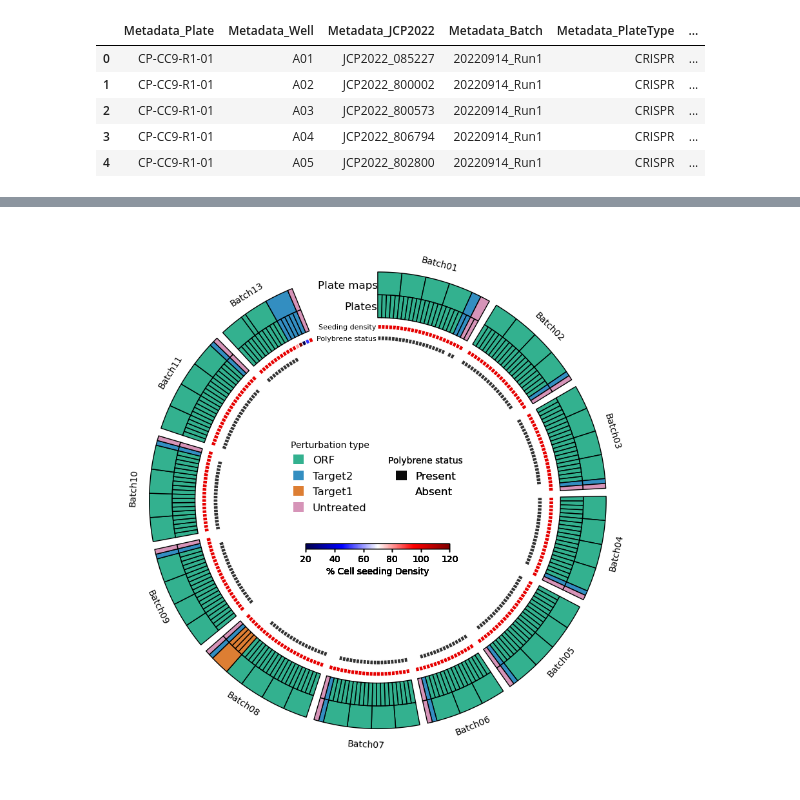
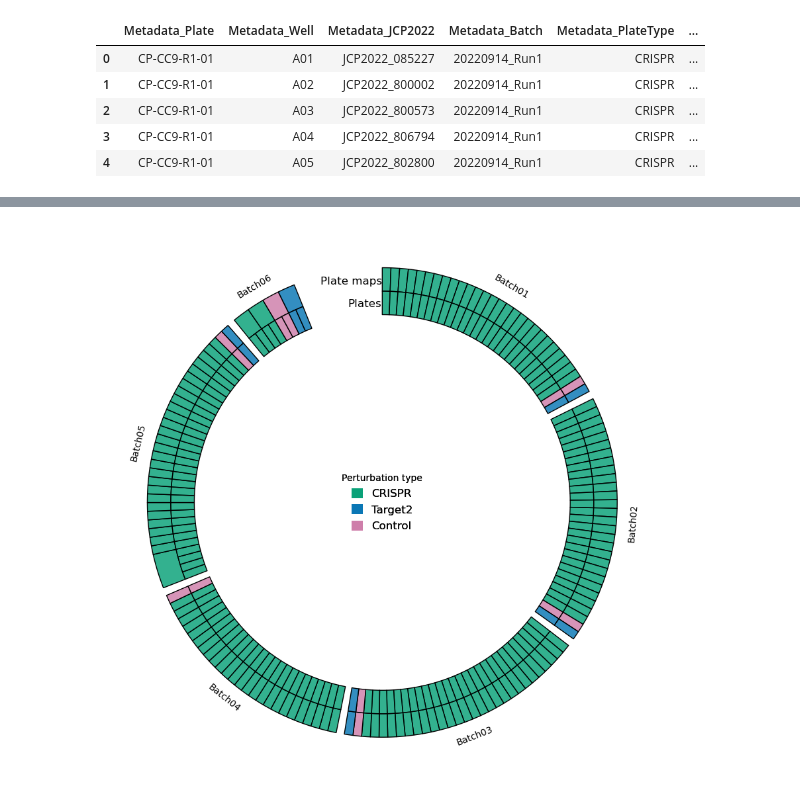
Before and after one commit to jump-cellpainting/2024_Chandrasekaran_Morphmap, a Jupyter notebook: 04.create-visualization/00.1.create-circos-plot-crispr.ipynb, the cells around one changed output, grey strips where cells are left out. Cells and saved outputs as stored; diff of their text form; code cells hidden in the pictures.

Commit message:
Create circos plot for CRISPR; output svg for ORF and CRISPR

```diff
--- a/04.create-visualization/00.1.create-circos-plot-crispr.ipynb
+++ b/04.create-visualization/00.1.create-circos-plot-crispr.ipynb
@@ -133,8 +106,8 @@ experiment_metadata_df = experiment_metadata_df.sort_values(
 # Number of plates per platemap per perturbation type per batch
 
 n_plates_platemap_perturbation_batch = (
-    experiment_metadata_df.groupby(["Batch", "Type", "Plate_Map_Name"])
-    .agg({"Assay_Plate_Barcode": "count"})
+    crispr_metadata.groupby(["Batch", "Metadata_PlateType", "Metadata_Platemap"])
+    .agg({"Metadata_Plate": "count"})
     .reset_index()
 )
 
@@ -150,8 +123,8 @@ n_plates_platemap_perturbation_batch.head()
 # Number of plates per perturbation type per batch
 
 n_plates_perturbation_batch = (
-    n_plates_platemap_perturbation_batch.groupby(["Batch", "Type"])
-    .agg({"Assay_Plate_Barcode": "sum"})
+    n_plates_platemap_perturbation_batch.groupby(["Batch", "Metadata_PlateType"])
+    .agg({"Metadata_Plate": "sum"})
     .reset_index()
 )
 
@@ -168,7 +141,7 @@ n_plates_perturbation_batch.head()
 
 n_plates_batch = (
     n_plates_perturbation_batch.groupby("Batch")
-    .agg({"Assay_Plate_Barcode": "sum"})
+    .agg({"Metadata_Plate": "sum"})
     .reset_index()
 )
 
@@ -215,7 +156,7 @@ polybrene_batch.head()
 # %%
 # Create pycirclize sectors
 
-sectors = dict(zip(n_plates_batch.Batch, n_plates_batch.Assay_Plate_Barcode))
+sectors = dict(zip(n_plates_batch.Batch, n_plates_batch.Metadata_Plate))
 # %%
 # Draw circos plot
 
@@ -230,13 +171,13 @@ for sector in circos.sectors:
 
     for platemap in n_plates_platemap_perturbation_batch.query(
         "Batch==@sector.name"
-    ).Plate_Map_Name.unique():
+    ).Metadata_Platemap.unique():
         n_plates_platemap = n_plates_platemap_perturbation_batch.query(
-            "Batch==@sector.name & Plate_Map_Name==@platemap"
-        ).Assay_Plate_Barcode.values[0]
+            "Batch==@sector.name & Metadata_Platemap==@platemap"
+        ).Metadata_Plate.values[0]
         pert_type = n_plates_platemap_perturbation_batch.query(
-            "Batch==@sector.name & Plate_Map_Name==@platemap"
-        ).Type.values[0]
+            "Batch==@sector.name & Metadata_Platemap==@platemap"
+        ).Metadata_PlateType.values[0]
 
         sector.rect(
             start=platemap_counter,
@@ -254,106 +195,44 @@ for sector in circos.sectors:
     plate_counter = 0
     for pert_type in n_plates_perturbation_batch.query(
         "Batch==@sector.name"
-    ).Type.unique():
+    ).Metadata_PlateType.unique():
         n_plates = n_plates_perturbation_batch.query(
-            "Batch==@sector.name & Type==@pert_type"
-        ).Assay_Plate_Barcode.values[0]
+            "Batch==@sector.name & Metadata_PlateType==@pert_type"
+        ).Metadata_Plate.values[0]
 
         for i in range(plate_counter, plate_counter + n_plates):
             sector.rect(
                 start=i,
                 end=i + 1,
                 r_lim=(80, 90),
                 fc=color_map[pert_type],
                 ec="black",
                 lw=1,
             )
         plate_counter += n_plates
 
-    # Add Seeding density level
-    density_values = np.array(
-        [density_batch.query("Batch==@sector.name").Density.values[0]]
-    )
-    track3 = sector.add_track((75, 77))
-    track3.heatmap(
-        density_values,
-        vmin=20,
-        vmax=120,
-        cmap="seismic",
-        rect_kws=dict(ec="white", lw=1),
-    )
-    circos.colorbar(
-        bounds=(0.35, 0.4, 0.3, 0.01),
-        vmin=20,
-        vmax=120,
-        cmap="seismic",
-        orientation="horizontal",
-        colorbar_kws=dict(label="% Cell seeding Density"),
-    )
-
-    # Add Polybrene level
-
-    polybrene_plate_counter = 0
-
-    for pert_type in polybrene_batch.query("Batch==@sector.name").Type.unique():
-        polybrene_status = polybrene_batch.query(
-            "Batch==@sector.name & Type==@pert_type"
-        ).Polybrene.values[0]
-
-        polybrene_status_counter = 0
-
-        for i in range(
-            polybrene_plate_counter, polybrene_plate_counter + len(polybrene_status)
-        ):
-            sector.rect(
-                start=i,
-                end=i + 1,
-                r_lim=(70, 72),
-                fc=Polybrene_map[polybrene_status[polybrene_status_counter]],
-                ec="white",
-                lw=1,
-            )
-            polybrene_status_counter += 1
-        polybrene_plate_counter += len(polybrene_status)
-
 # Add text
 circos.text("Plate maps", r=95, deg=352, size=12, color="black")
 circos.text("Plates", r=85, deg=355, size=12, color="black")
-circos.text("Seeding density", r=77, deg=350, size=8, color="black")
-circos.text("Polybrene status", r=72, deg=349, size=8, color="black")
 
 fig = circos.plotfig()
 
 pert_type_handles = []
 
 for pert_type in color_map:
     pert_type_handles.append(Patch(color=color_map[pert_type], label=pert_type))
 
 pert_type_legend = circos.ax.legend(
     handles=pert_type_handles,
-    bbox_to_anchor=(0.4, 0.55),
+    bbox_to_anchor=(0.5, 0.5),
     loc="center",
     fontsize=12,
     title="Perturbation type",
 )
 
 circos.ax.add_artist(pert_type_legend)
 
-polybrene_handles = []
-
-for status in Polybrene_map:
-    polybrene_handles.append(Patch(color=Polybrene_map[status], label=status))
-
-polybrene_legend = circos.ax.legend(
-    handles=polybrene_handles,
-    bbox_to_anchor=(0.6, 0.55),
-    loc="center",
-    fontsize=12,
-    title="Polybrene status",
-)
-
-circos.ax.add_artist(polybrene_legend)
-
-fig.savefig("figures/orf_experiment_circos.png", dpi=300, transparent=True)
+fig.savefig("figures/crispr_experiment_circos.png", dpi=300, transparent=True)
+fig.savefig("figures/crispr_experiment_circos.svg", dpi=300, transparent=True)
 # %% [output]
-[figure, old version]
+[figure, new version]
```
Also changed, not shown: parts of 17 cells of this notebook, 4 other files.
